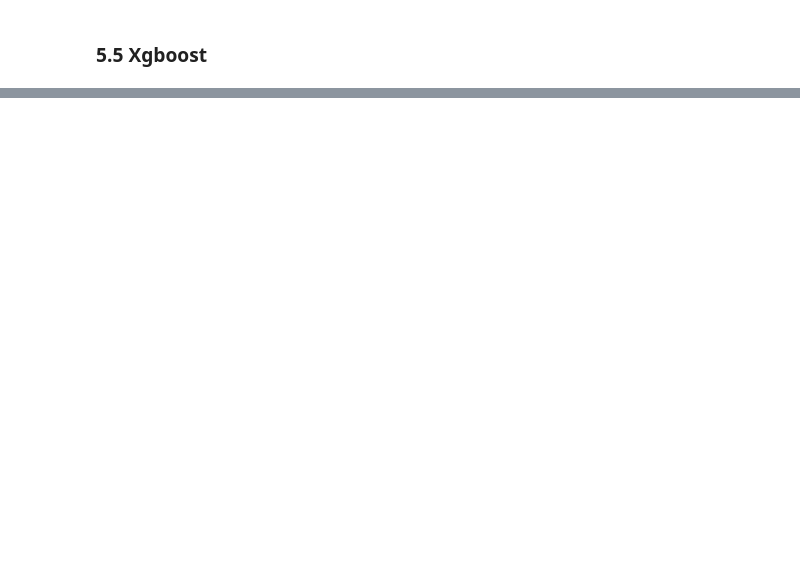
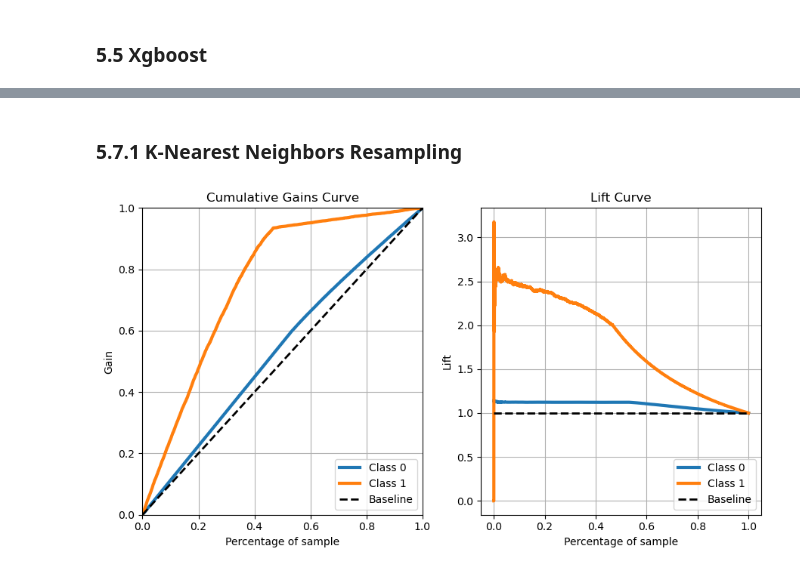
Before and after one commit to leandraresende/propensao-compra, a Jupyter notebook: propensao-compra.ipynb, the cells around one changed output, grey strips where cells are left out. Cells and saved outputs as stored; diff of their text form; code cells hidden in the pictures; blank space fills up the shorter version.

```diff
--- a/propensao-compra.ipynb
+++ b/propensao-compra.ipynb
@@ -650,0 +709,2 @@ Precision at k: 0.39215686274509803
+# %%
+x_train_res, y_train_res = SMOTETomek(random_state=0).fit_resample(x_train, y_train)
@@ -650,0 +718,16 @@ Precision at k: 0.39215686274509803
+# %%
+x_train_res = x_train_res[cols_selected]
+# %% [markdown]
+### 5.7.1 K-Nearest Neighbors Resampling
+# %%
+knn_classifier_res = KNeighborsClassifier(n_neighbors=9)
+knn_classifier_res.fit(x_train_res, y_train_res)
+yhat_knn_res = knn_classifier_res.predict_proba(x_validation)
+
+fig, axes = plt.subplots(1, 2, figsize=(9, 5))
+skplt.metrics.plot_cumulative_gain(y_validation, yhat_knn_res, ax=axes[0]);
+skplt.metrics.plot_lift_curve(y_validation, yhat_knn_res, ax=axes[1]);
+plt.tight_layout()
+plt.show()
+# %% [output]
+[figure, added]
```
Also changed, not shown: parts of 73 cells of this notebook.
